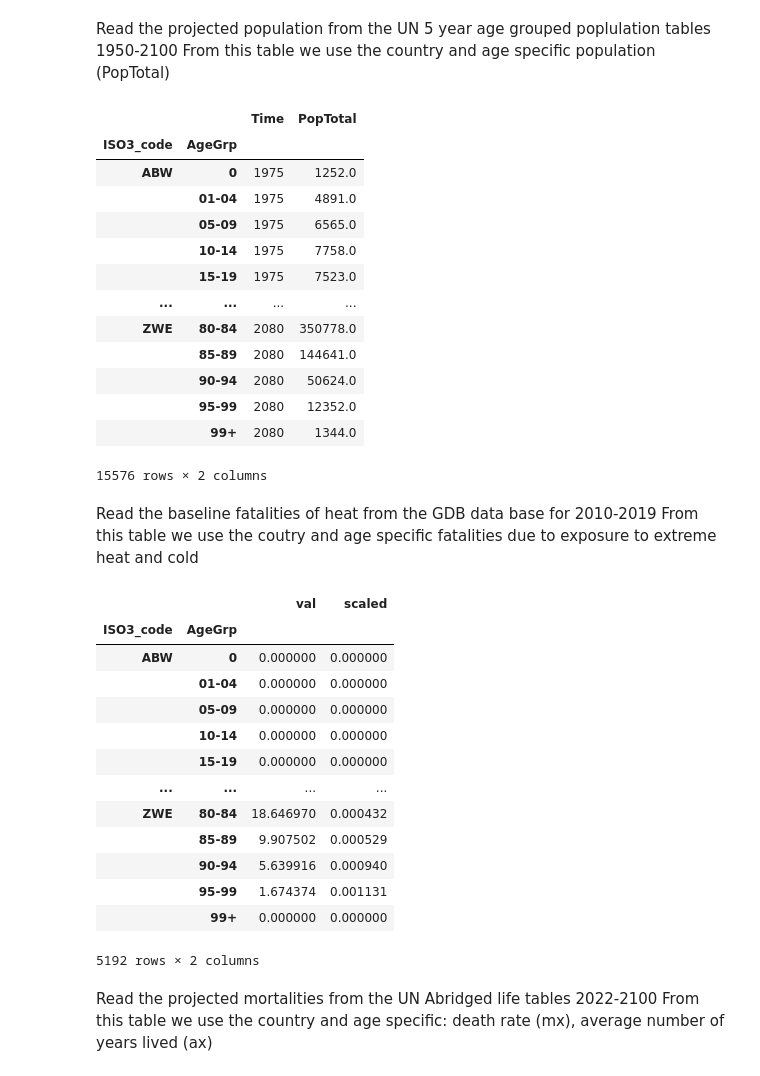
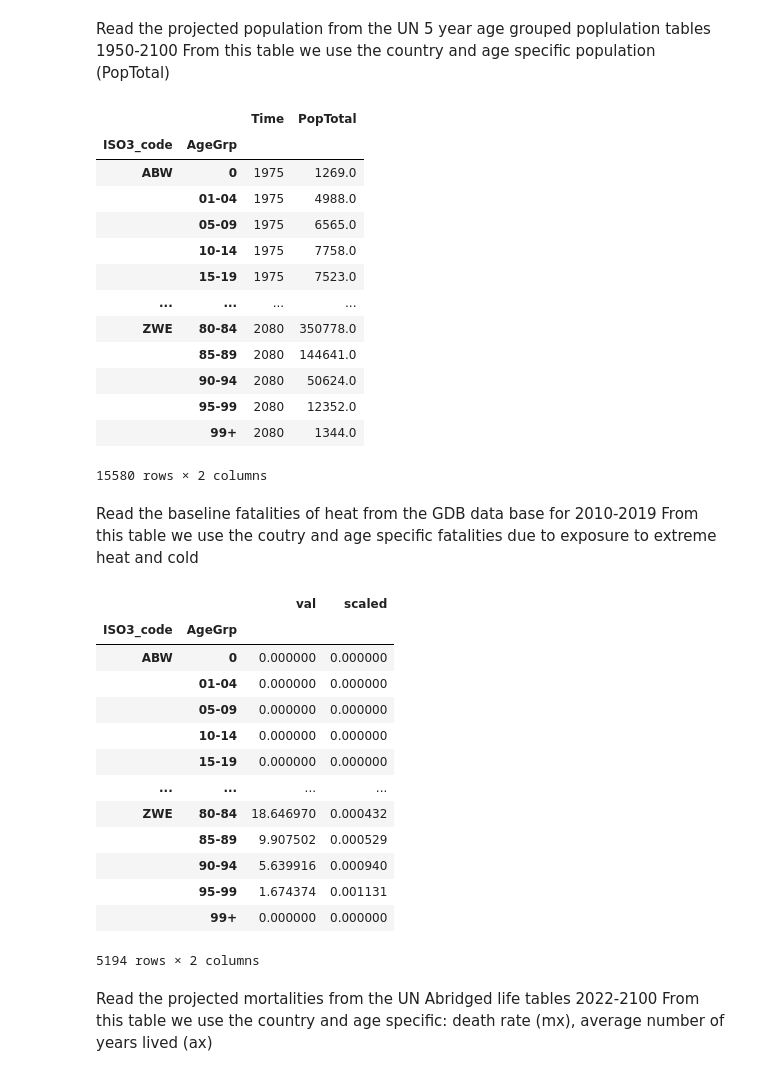
Before and after one commit to PLEES-Index/PLEES-Index-code, a Jupyter notebook: 02_LE/notebooks/CalculateLifeExpectancy.ipynb, the cells around one changed output. Saved outputs shown, nothing was run; the diff lists cells and outputs as text; code cells hidden in the pictures.

```diff
--- a/02_LE/notebooks/CalculateLifeExpectancy.ipynb
+++ b/02_LE/notebooks/CalculateLifeExpectancy.ipynb
@@ -37,36 +37,36 @@ pop_data_temp = pop_data_temp[(pop_data_temp.ISO3_code.notnull()) &
 pop_data_temp.loc[pop_data_temp.AgeGrp != "0", "AgeGrp"] = "01-04"
 pop_data_temp = pop_data_temp.groupby(['ISO3_code', 'Time',"AgeGrp"]).sum().reset_index()
 pop_data = pd.concat([pop_data,pop_data_temp])
 pop_data = pop_data.sort_values(by=["ISO3_code","Time","AgeGrp"])
 
 ###
 # Read the projected population for 1975 and 2010 from the UN Poplulation tables 1950-2021
 ###
-pop_data_temp = pd.read_csv("../data/input/WPP2022_Population1JanuaryBySingleAgeSex_Medium_1950-2021.csv",
+pop_data_temp = pd.read_csv("../data/input/WPP2024_Population1JanuaryBySingleAgeSex_Medium_1950-2023.csv",
                        usecols=["ISO3_code","Time","AgeGrp","PopTotal"],
                        dtype= {"ISO3_code":str,"Time":str,"AgeGrp":str,"PopTotal":float})
 
 
 # Select only entries for countries, both sexes, and the years 2010 and 2080 and the age category 0-4.
 pop_data_temp = pop_data_temp[(pop_data_temp.ISO3_code.notnull()) &
                               (pop_data_temp.Time.isin(["1975","2010"]))&
                               (pop_data_temp.AgeGrp.isin(["0","1","2","3","4"]))]
 
 # Combine age group 1-4
 pop_data_temp.loc[pop_data_temp.AgeGrp != "0", "AgeGrp"] = "01-04"
 pop_data_temp = pop_data_temp.groupby(['ISO3_code', 'Time',"AgeGrp"]).sum().reset_index()
 pop_data = pd.concat([pop_data,pop_data_temp])
 pop_data = pop_data.sort_values(by=["ISO3_code","Time","AgeGrp"])
 
 # Set the country and age group as index
 pop_data["PopTotal"] = pop_data["PopTotal"]*1000
 pop_data.set_index(["ISO3_code","AgeGrp"], inplace=True)
 pop_data
 # %% [output]
 |  |  | Time | PopTotal |
 | ISO3_code | AgeGrp |  |  |
-| ABW | 0 | 1975 | 1252.0 |
-|  | 01-04 | 1975 | 4891.0 |
+| ABW | 0 | 1975 | 1269.0 |
+|  | 01-04 | 1975 | 4988.0 |
 |  | 05-09 | 1975 | 6565.0 |
 |  | 10-14 | 1975 | 7758.0 |
 |  | 15-19 | 1975 | 7523.0 |
@@ -76,7 +76,7 @@ pop_data
 |  | 90-94 | 2080 | 50624.0 |
 |  | 95-99 | 2080 | 12352.0 |
 |  | 99+ | 2080 | 1344.0 |
-15576 rows × 2 columns
+15580 rows × 2 columns
 # %% [markdown]
 Read the baseline fatalities of heat from the GDB data base for 2010-2019
 From this table we use the coutry and age specific fatalities due to exposure to extreme heat and cold
@@ -111,7 +111,7 @@ blf_data = blf_data.groupby(["location_name","age_name"]).sum().reset_index()
 # Prepare a dataframe with the same structure as the population table
 baseline = pop_data.loc[pop_data["Time"] == "2010", "PopTotal"].to_frame().reset_index()
 baseline = baseline.rename(columns={'PopTotal': 'val'})
-baseline["val"]= 0
+baseline["val"]= 0.0
 
 # Edit the country nammes to use the ISO3 codes
 for loc in blf_data["location_name"].unique():
@@ -143,7 +143,7 @@ baseline
 |  | 90-94 | 5.639916 | 0.000940 |
 |  | 95-99 | 1.674374 | 0.001131 |
 |  | 99+ | 0.000000 | 0.000000 |
-5192 rows × 2 columns
+5194 rows × 2 columns
 # %% [markdown]
 Read the projected mortalities from the UN Abridged life tables 2022-2100
 From this table we use the country and age specific: death rate (mx), average number of years lived (ax)
```
Also changed, not shown: parts of 9 cells of this notebook, 12 other files.
